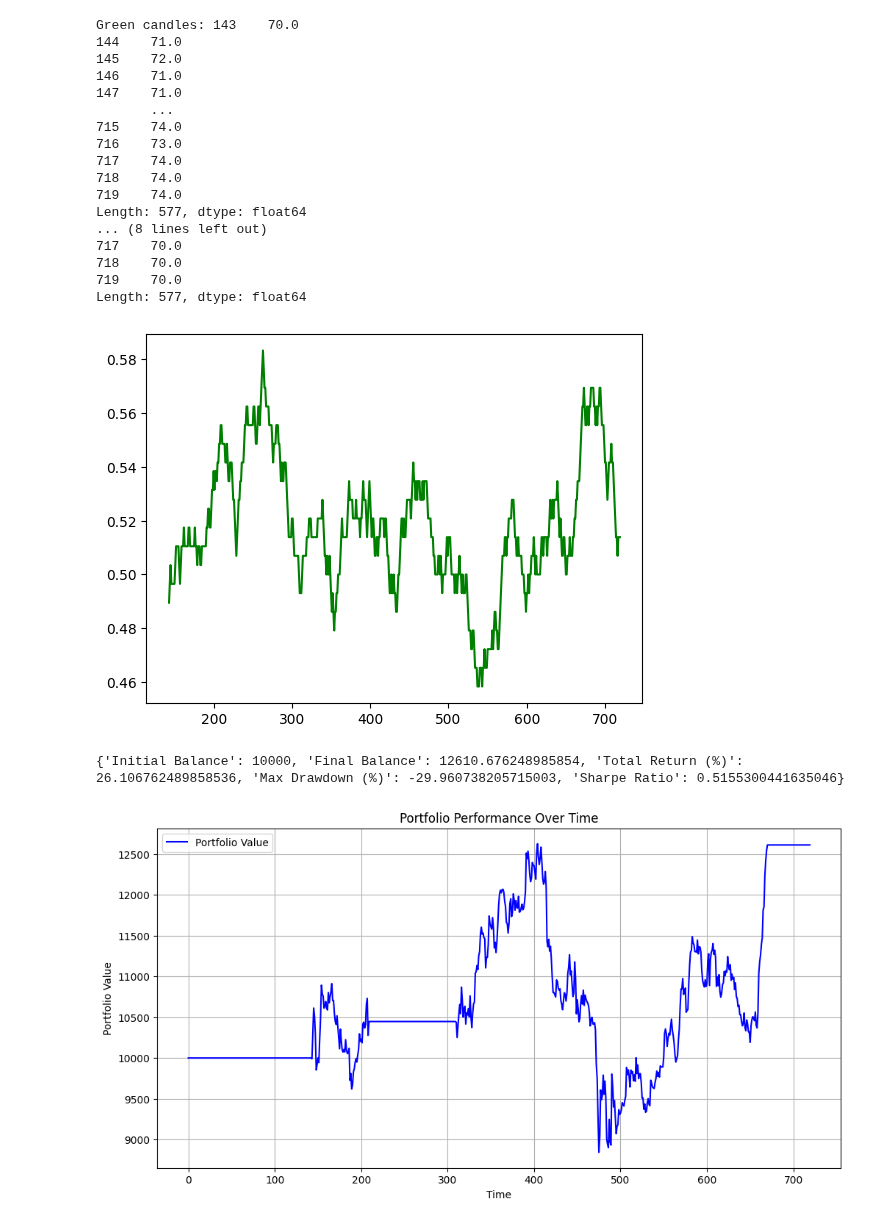
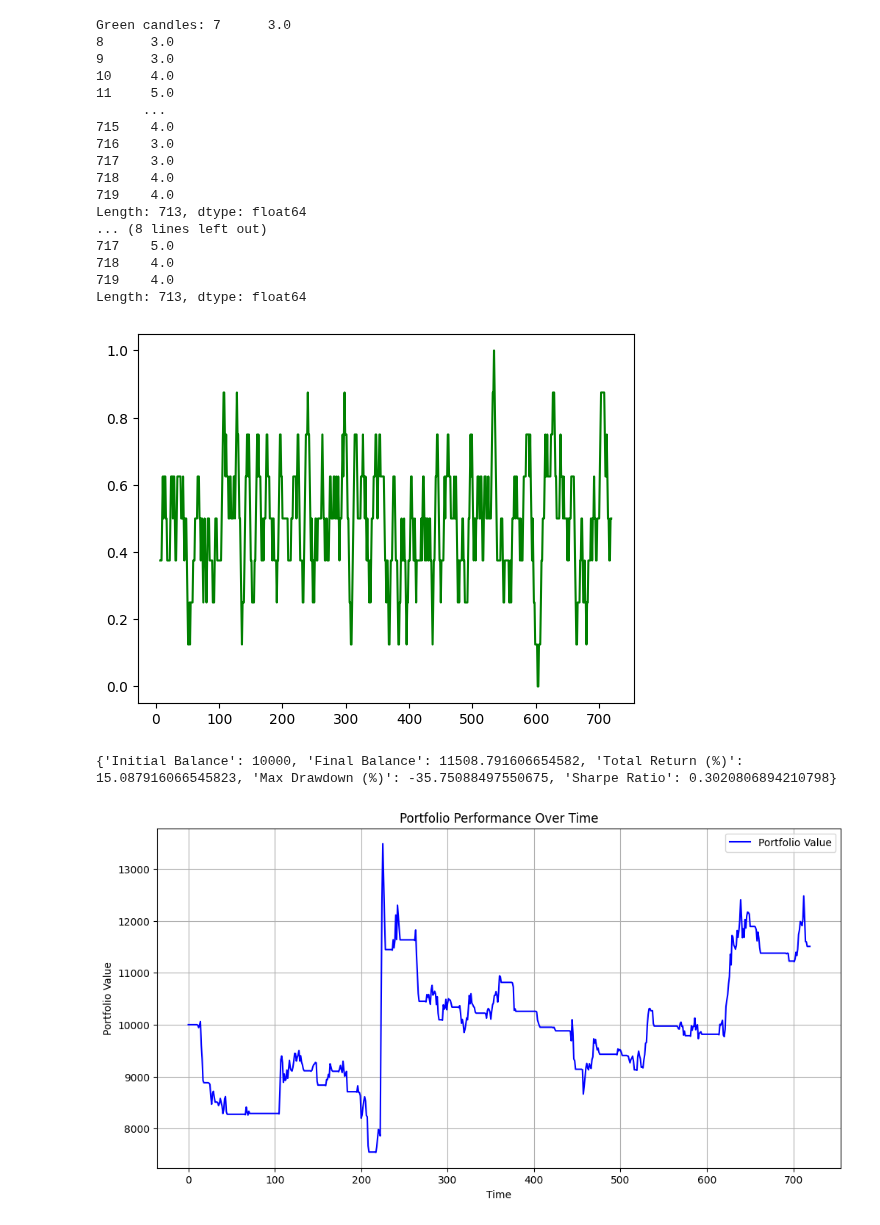
Before and after one commit to nickwilliamsdev/treetrader, a Jupyter notebook: crypto_prob_research.ipynb, the cells around one changed output. Drawn from its saved outputs; the diff is of its cells as text; code cells hidden in the pictures.

```diff
--- a/crypto_prob_research.ipynb
+++ b/crypto_prob_research.ipynb
@@ -23,10 +23,10 @@ for asset_file in os.listdir(asset_dir):
 import matplotlib.pyplot as plt
 
 syms = list(df_dict.keys())
+test_idx = 0
+df = df_dict[syms[test_idx]]
 
-df = df_dict[syms[7]]
-
-print(syms[7])
+print(syms[test_idx])
 returns = df['close'].pct_change().dropna()
 
 plt.figure(figsize=(10, 6))
@@ -42,50 +42,50 @@ DOTUSDT.txt
 # %%
-green_candles = (df['close'] > df['open']).rolling(144).sum().dropna()
-red_candles = (df['close'] < df['open']).rolling(144).sum().dropna()
+green_candles = (df['close'] > df['open']).rolling(8).sum().dropna()
+red_candles = (df['close'] < df['open']).rolling(8).sum().dropna()
 
 print(f"Green candles: {green_candles}")
 print(f"Red candles: {red_candles}")
 rolling_ratio = green_candles / (green_candles + red_candles)
 
 plt.plot(rolling_ratio, label='Rolling Ratio of Green Candles', color='green')
 plt.show()
 # %% [output]
-Green candles: 143    70.0
-144    71.0
-145    72.0
-146    71.0
-147    71.0
-       ...
-715    74.0
-716    73.0
-717    74.0
-718    74.0
-719    74.0
-Length: 577, dtype: float64
+Green candles: 7      3.0
+8      3.0
+9      3.0
+10     4.0
+11     5.0
+      ...
+715    4.0
+716    3.0
+717    3.0
+718    4.0
+719    4.0
+Length: 713, dtype: float64
 ... (8 lines left out)
-717    70.0
-718    70.0
-719    70.0
-Length: 577, dtype: float64
+717    5.0
+718    4.0
+719    4.0
+Length: 713, dtype: float64
-[figure, old version]
+[figure, new version]
 # %%
 from utils.backtester import Backtester
 import numpy as np
 
-np.random.seed(42)  # For reproducibility
+np.random.seed(34)  # For reproducibility
 df["rolling_ratio"] = rolling_ratio
-df["rolling_ratio"] = np.random.rand(len(df))
+#df["rolling_ratio"] = np.random.rand(len(df))
 # Initialize Backtester
 backtester = Backtester(initial_balance=10000, transaction_cost=0.001)
 # Simple momentum strategy
 df['Signal'] = 0
-df.loc[df['rolling_ratio'] < 0.5, 'Signal'] = 1   # Strong uptrend
-df.loc[df['rolling_ratio'] > 0.55, 'Signal'] = -1  # Strong downtrend
+df.loc[df['rolling_ratio'] > 0.5, 'Signal'] = 1   # Strong uptrend
+df.loc[df['rolling_ratio'] < 0.5, 'Signal'] = -1  # Strong downtrend
 
 result = backtester.simple_backtest(df, signal_column='Signal')
 print(backtester.calculate_performance(result))
 # Plot the performance of the backtest
 backtester.plot_performance(result)
 # %% [output]
-{'Initial Balance': 10000, 'Final Balance': 12610.676248985854, 'Total Return (%)': 26.106762489858536, 'Max Drawdown (%)': -29.960738205715003, 'Sharpe Ratio': 0.5155300441635046}
+{'Initial Balance': 10000, 'Final Balance': 11508.791606654582, 'Total Return (%)': 15.087916066545823, 'Max Drawdown (%)': -35.75088497550675, 'Sharpe Ratio': 0.3020806894210798}
-[figure, old version]
+[figure, new version]
```
Also changed, not shown: parts of 1 cell of this notebook, 5 other files.
